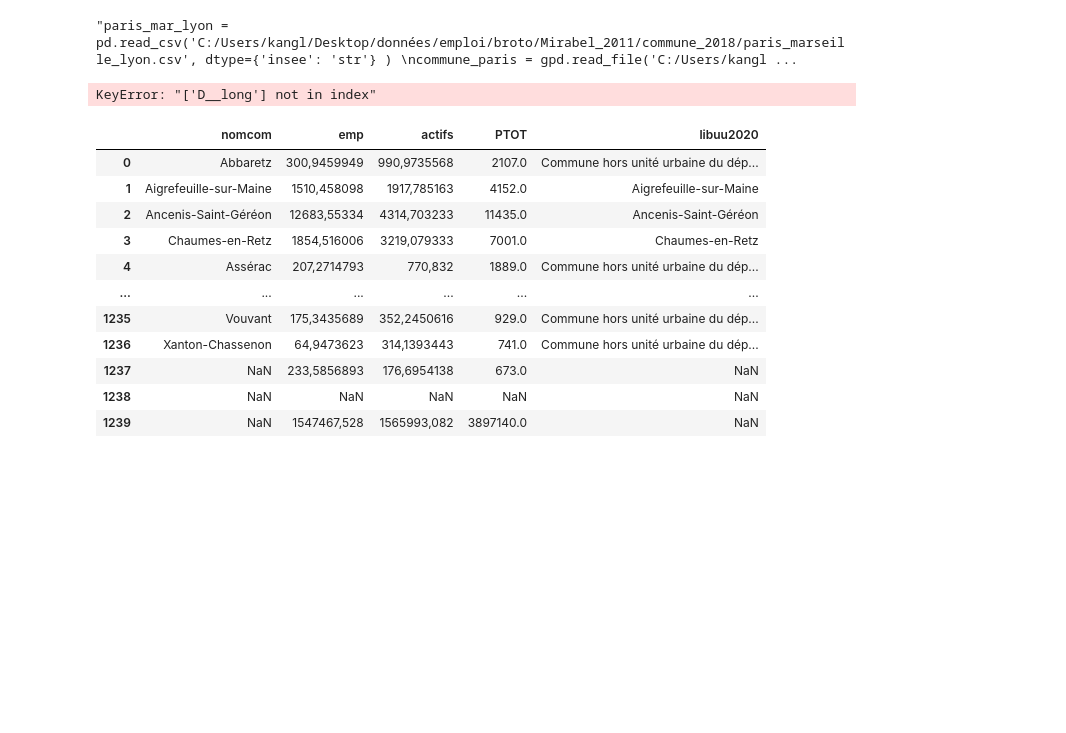
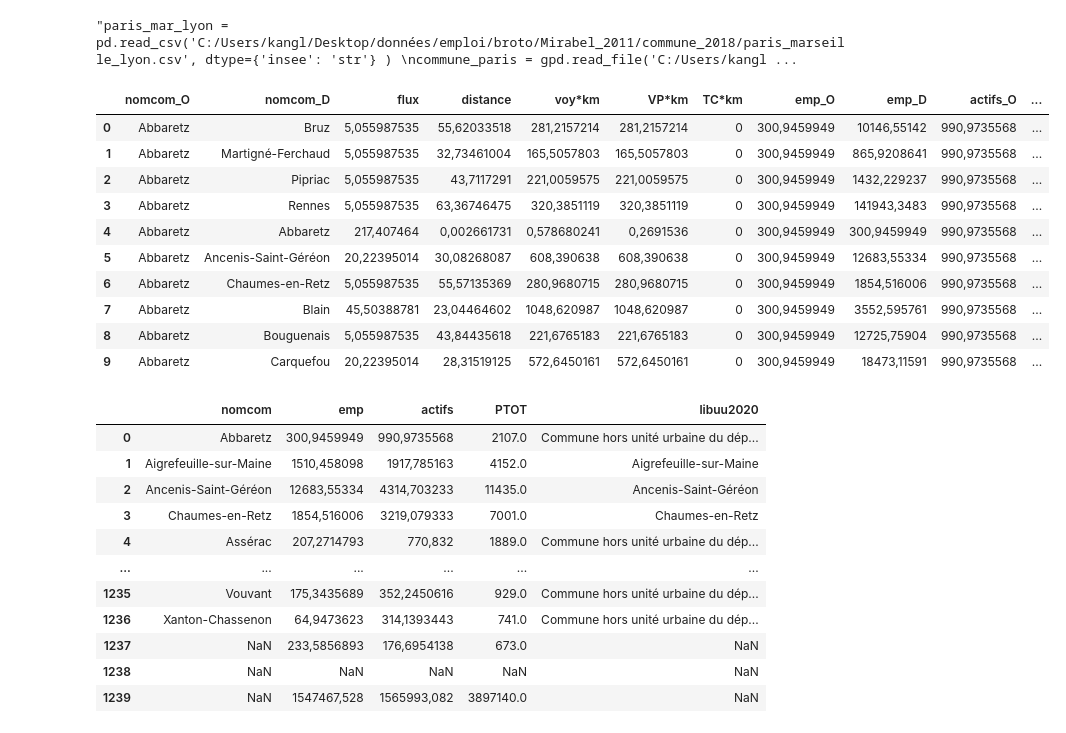
Before and after one commit to MaxelieG/SOMS, a Jupyter notebook: Histogram.ipynb, the cells around one changed output. Cells and saved outputs as stored; diff of their text form; code cells hidden in the pictures; blank space fills up the shorter version.

```diff
--- a/Histogram.ipynb
+++ b/Histogram.ipynb
@@ -42,11 +42,23 @@ commune_france = gpd.read_file('C:/Users/kangl/Desktop/données/shapefile/France
 #commune_france = commune_france.drop(columns=['reg', 'cateaav20'])
 #set the type as string
 #commune_paris.insee = commune_paris.insee.astype(str)
-data = data[['nomcom_O','nomcom_D','flux','distance','voy*km','VP*km','TC*km','emp_O','emp_D','actifs_O','actifs_D','Dlong']]
+data = data[['nomcom_O','nomcom_D','flux','distance','voy*km','VP*km','TC*km','emp_O','emp_D','actifs_O','actifs_D','D_long','D_lat','O_long','O_lat']]
 communes_mans = communes[['nomcom','emp','actifs','PTOT','libuu2020']]
 #region of destination IDF
 #data_cut_D_IDF = data_cut[(data_cut['REGLT']=='11')].reset_index(drop=True)
-# %% [output]
-KeyError: "['D__long'] not in index"
+# %%
+data.head(10)
+# %% [output]
+|  | nomcom_O | nomcom_D | flux | distance | voy*km | VP*km | TC*km | emp_O | emp_D | actifs_O | ... |
+| 0 | Abbaretz | Bruz | 5,055987535 | 55,62033518 | 281,2157214 | 281,2157214 | 0 | 300,9459949 | 10146,55142 | 990,9735568 | ... |
+| 1 | Abbaretz | Martigné-Ferchaud | 5,055987535 | 32,73461004 | 165,5057803 | 165,5057803 | 0 | 300,9459949 | 865,9208641 | 990,9735568 | ... |
+| 2 | Abbaretz | Pipriac | 5,055987535 | 43,7117291 | 221,0059575 | 221,0059575 | 0 | 300,9459949 | 1432,229237 | 990,9735568 | ... |
+| 3 | Abbaretz | Rennes | 5,055987535 | 63,36746475 | 320,3851119 | 320,3851119 | 0 | 300,9459949 | 141943,3483 | 990,9735568 | ... |
+| 4 | Abbaretz | Abbaretz | 217,407464 | 0,002661731 | 0,578680241 | 0,2691536 | 0 | 300,9459949 | 300,9459949 | 990,9735568 | ... |
+| 5 | Abbaretz | Ancenis-Saint-Géréon | 20,22395014 | 30,08268087 | 608,390638 | 608,390638 | 0 | 300,9459949 | 12683,55334 | 990,9735568 | ... |
+| 6 | Abbaretz | Chaumes-en-Retz | 5,055987535 | 55,57135369 | 280,9680715 | 280,9680715 | 0 | 300,9459949 | 1854,516006 | 990,9735568 | ... |
+| 7 | Abbaretz | Blain | 45,50388781 | 23,04464602 | 1048,620987 | 1048,620987 | 0 | 300,9459949 | 3552,595761 | 990,9735568 | ... |
+| 8 | Abbaretz | Bouguenais | 5,055987535 | 43,84435618 | 221,6765183 | 221,6765183 | 0 | 300,9459949 | 12725,75904 | 990,9735568 | ... |
+| 9 | Abbaretz | Carquefou | 20,22395014 | 28,31519125 | 572,6450161 | 572,6450161 | 0 | 300,9459949 | 18473,11591 | 990,9735568 | ... |
 # %%
 
```
Also changed, not shown: parts of 13 cells of this notebook.
